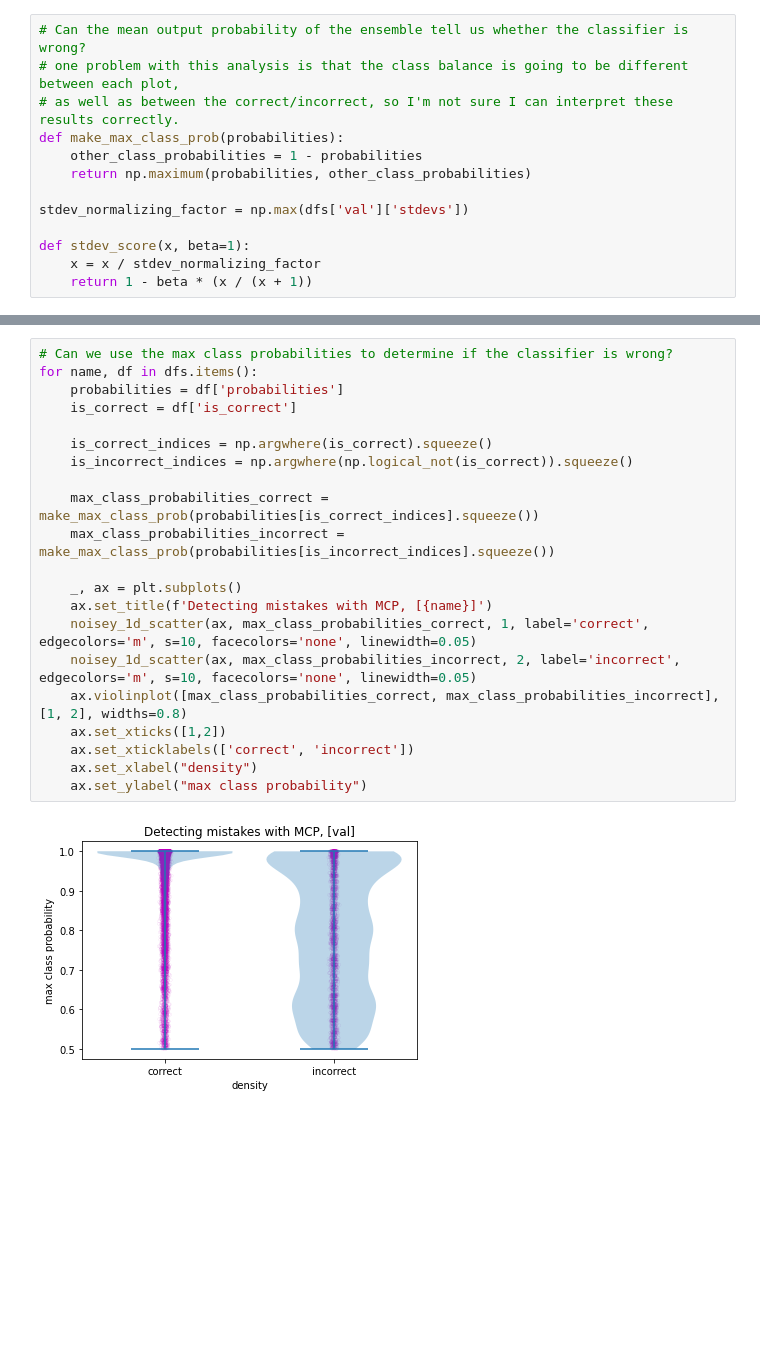
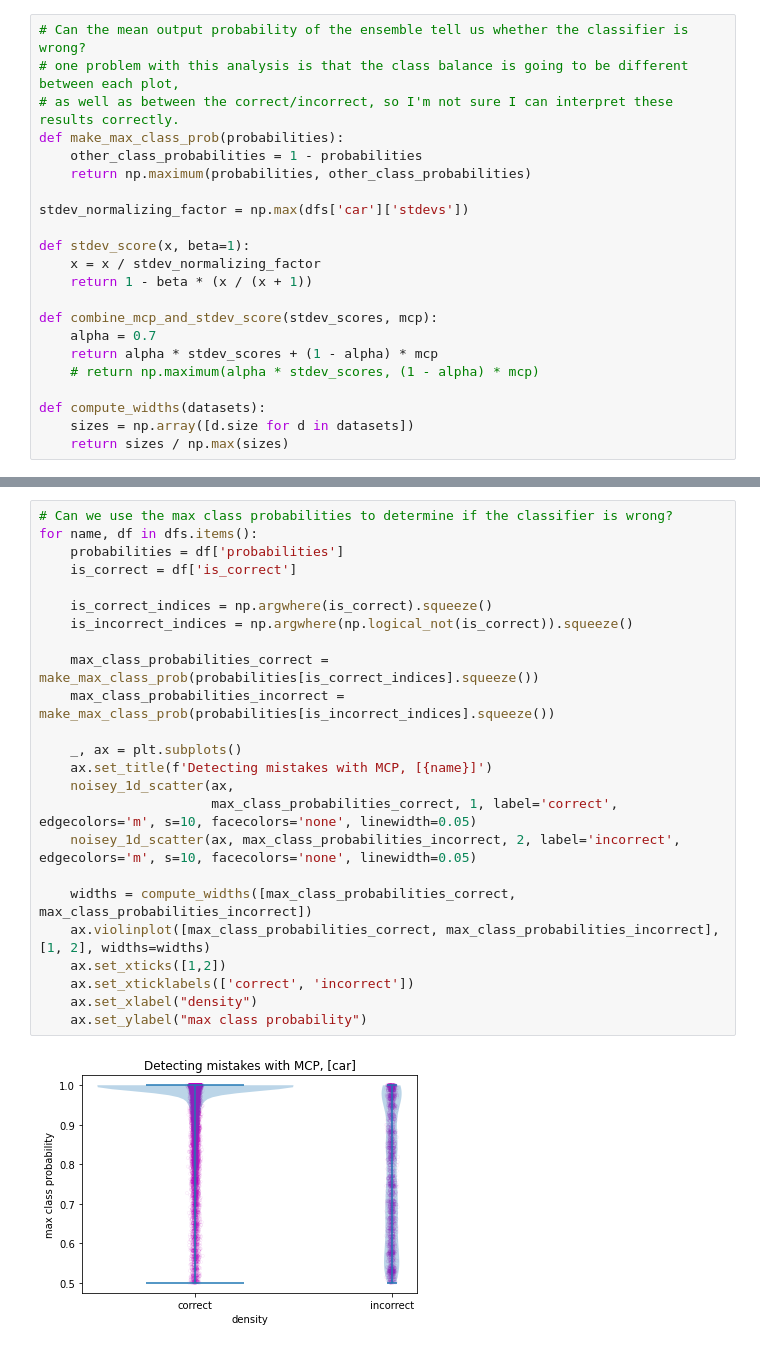
Before and after one commit to UM-ARM-Lab/data-augmentation-for-manipulation, a Jupyter notebook: link_bot_classifiers/notebooks/Inspect Classifier.ipynb, the cells around one changed output, grey strips where cells are left out. Drawn from its saved outputs; the diff is of its cells as text; blank space fills up the shorter version.

```diff
--- a/link_bot_classifiers/notebooks/Inspect Classifier.ipynb
+++ b/link_bot_classifiers/notebooks/Inspect Classifier.ipynb
@@ -105,11 +103,20 @@ def make_max_class_prob(probabilities):
     other_class_probabilities = 1 - probabilities
     return np.maximum(probabilities, other_class_probabilities)
 
-stdev_normalizing_factor = np.max(dfs['val']['stdevs'])
+stdev_normalizing_factor = np.max(dfs['car']['stdevs'])
 
 def stdev_score(x, beta=1):
     x = x / stdev_normalizing_factor
     return 1 - beta * (x / (x + 1))
+
+def combine_mcp_and_stdev_score(stdev_scores, mcp):
+    alpha = 0.7
+    return alpha * stdev_scores + (1 - alpha) * mcp
+    # return np.maximum(alpha * stdev_scores, (1 - alpha) * mcp)
+
+def compute_widths(datasets):
+    sizes = np.array([d.size for d in datasets])
+    return sizes / np.max(sizes)
 # %%
 # Is max class probabilities to correlated with error??
 for name, df in dfs.items():
@@ -162,23 +167,26 @@ for name, df in dfs.items():
 # %%
 # Can we use the max class probabilities to determine if the classifier is wrong?
 for name, df in dfs.items():
     probabilities = df['probabilities']
     is_correct = df['is_correct']
 
     is_correct_indices = np.argwhere(is_correct).squeeze()
     is_incorrect_indices = np.argwhere(np.logical_not(is_correct)).squeeze()
 
     max_class_probabilities_correct = make_max_class_prob(probabilities[is_correct_indices].squeeze())
     max_class_probabilities_incorrect = make_max_class_prob(probabilities[is_incorrect_indices].squeeze())
 
     _, ax = plt.subplots()
     ax.set_title(f'Detecting mistakes with MCP, [{name}]')
-    noisey_1d_scatter(ax, max_class_probabilities_correct, 1, label='correct', edgecolors='m', s=10, facecolors='none', linewidth=0.05)
+    noisey_1d_scatter(ax,
+                      max_class_probabilities_correct, 1, label='correct', edgecolors='m', s=10, facecolors='none', linewidth=0.05)
     noisey_1d_scatter(ax, max_class_probabilities_incorrect, 2, label='incorrect', edgecolors='m', s=10, facecolors='none', linewidth=0.05)
-    ax.violinplot([max_class_probabilities_correct, max_class_probabilities_incorrect], [1, 2], widths=0.8)
+
+    widths = compute_widths([max_class_probabilities_correct, max_class_probabilities_incorrect])
+    ax.violinplot([max_class_probabilities_correct, max_class_probabilities_incorrect], [1, 2], widths=widths)
     ax.set_xticks([1,2])
     ax.set_xticklabels(['correct', 'incorrect'])
     ax.set_xlabel("density")
     ax.set_ylabel("max class probability")
 # %% [output]
-[figure, old version]
+[figure, new version]
```
Also changed, not shown: parts of 17 cells of this notebook, 5 other files.
